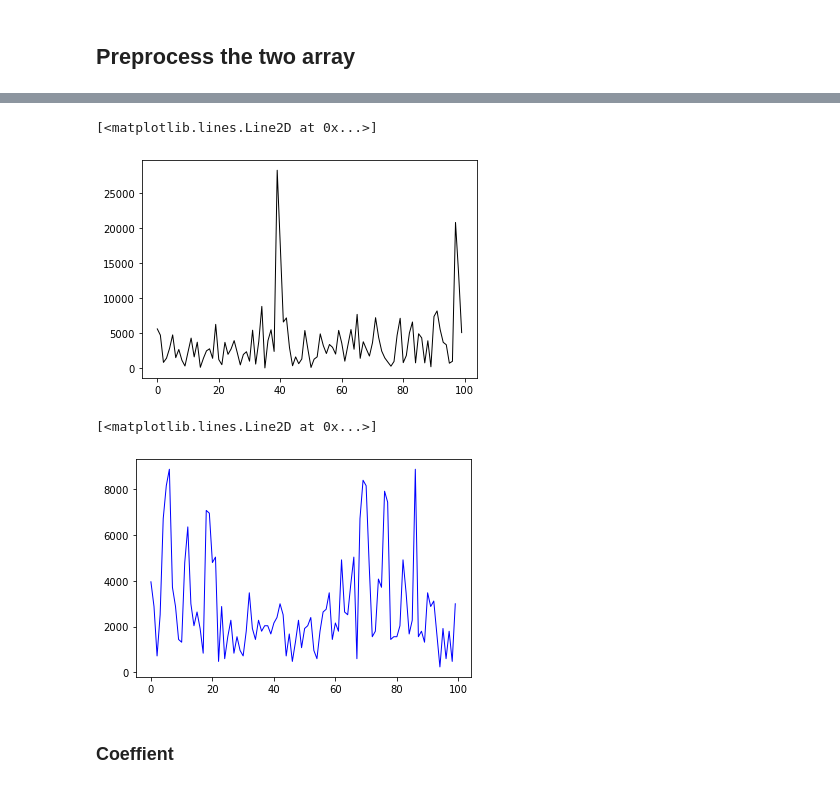
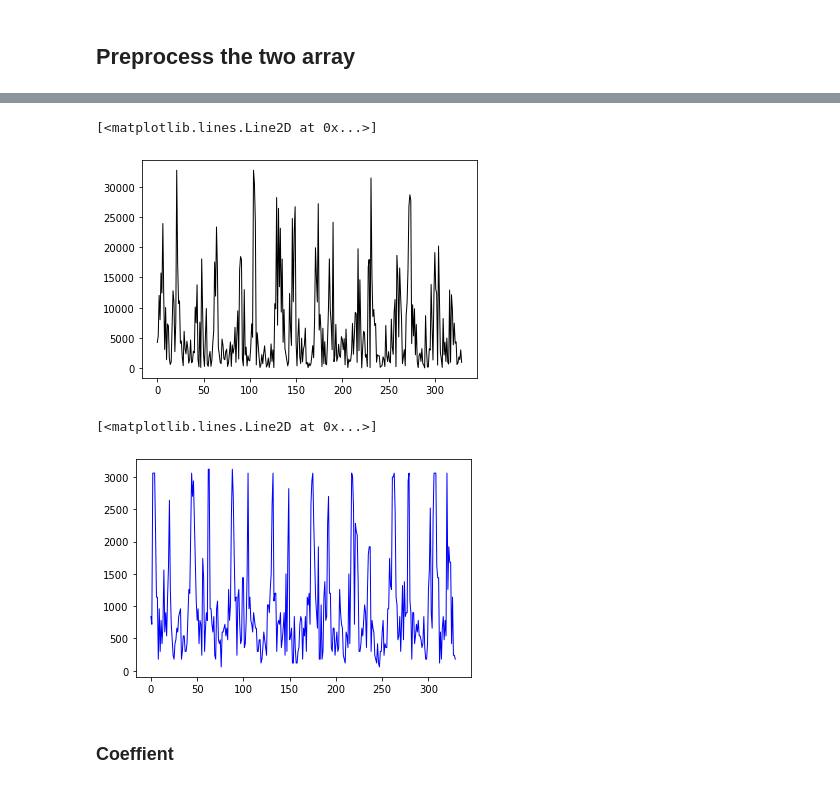
Before and after one commit to YangChuan80/AusculPi-Console, a Jupyter notebook: WaveformExtraction_shz.ipynb, the cells around one changed output, grey strips where cells are left out. Drawn from its saved outputs; the diff is of its cells as text; code cells hidden in the pictures.

```diff
--- a/WaveformExtraction_shz.ipynb
+++ b/WaveformExtraction_shz.ipynb
@@ -10,6 +10,6 @@ import math
 # %% [markdown]
 ## 3M Littmann Data
 # %%
-image = Image.open('3M_zhy_Post.bmp')
+image = Image.open('3M_shz.bmp')
 image
 # %% [output]
@@ -54,8 +54,8 @@ print(xStore, yStore)
 # %% [markdown]
 ### Extract Blue Points
 # %%
-redline_pos = 74
-gain = 120
+redline_pos = 51
+gain = 60
 absMax = 0
 littmannArr = []
 points_vertical = []
@@ -192,17 +192,17 @@ len(asculArr)
 # %%
 fig = plt.figure()
 s = fig.add_subplot(111)
-s.plot(asculArr_processed[:100], linewidth=1.0, color='black')
+s.plot(asculArr_processed[135:465], linewidth=1.0, color='black')
 # %% [output]
 [<matplotlib.lines.Line2D at 0x...>]
-[figure, old version]
+[figure, new version]
 # %%
 fig = plt.figure()
 s = fig.add_subplot(111)
-s.plot(littmannArr_processed[:100], linewidth=1.0, color='blue')
+s.plot(littmannArr_processed[45:375], linewidth=1.0, color='blue')
 # %% [output]
 [<matplotlib.lines.Line2D at 0x...>]
-[figure, old version]
+[figure, new version]
 # %% [markdown]
 ### Coeffient
 # %%
```
Also changed, not shown: parts of 19 cells of this notebook, 4 other files.
